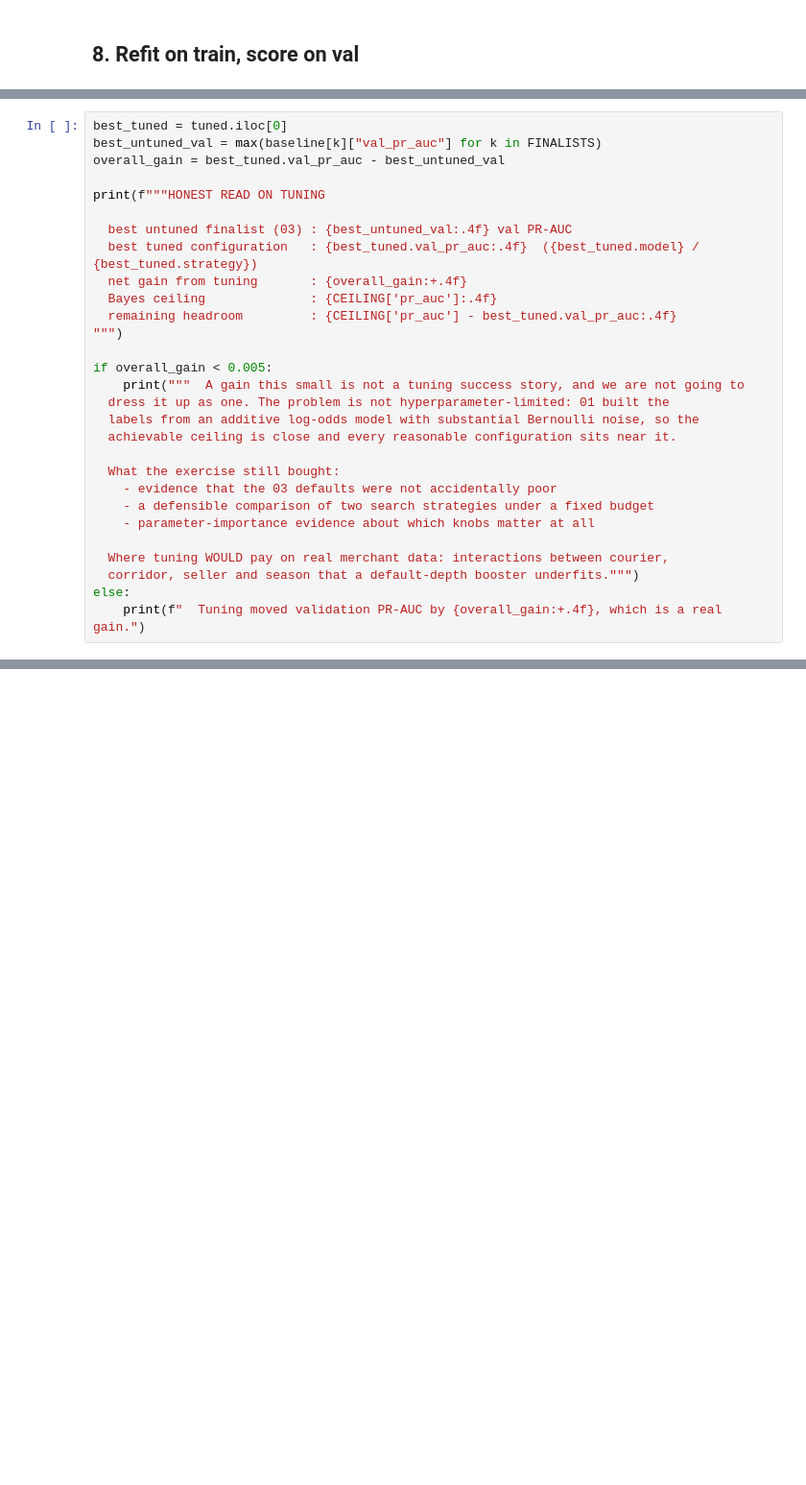
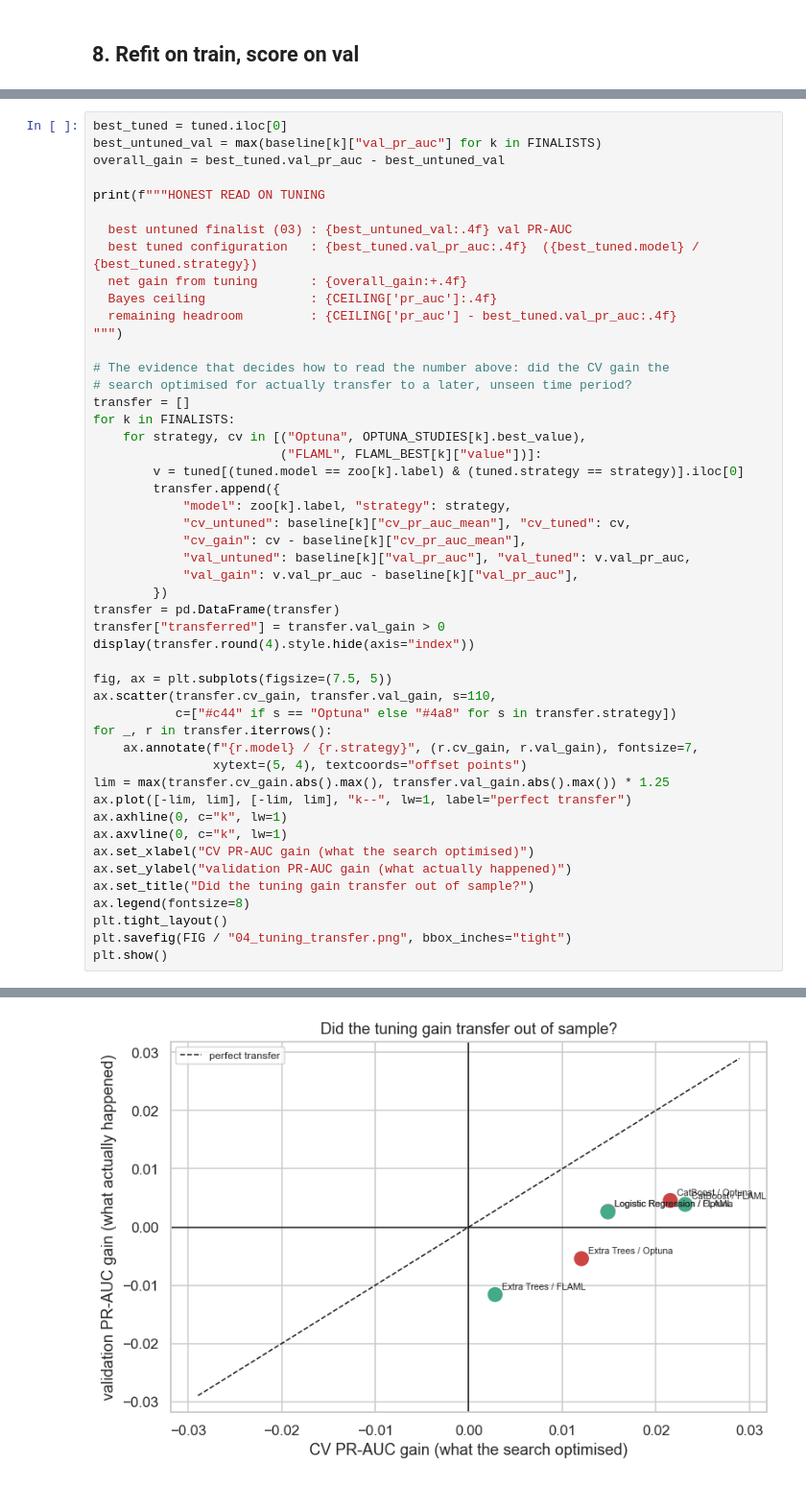
Before and after one commit to lucky07-07/rto-return-risk-scorer, a Jupyter notebook: notebooks/04_hyperparameter_tuning.ipynb, the cells around one changed output, grey strips where cells are left out. Shown at 96% size. Cells and saved outputs as stored; diff of their text form; blank space fills up the shorter version.

```diff
--- a/notebooks/04_hyperparameter_tuning.ipynb
+++ b/notebooks/04_hyperparameter_tuning.ipynb
@@ -466,18 +627,39 @@ print(f"""HONEST READ ON TUNING
   remaining headroom         : {CEILING['pr_auc'] - best_tuned.val_pr_auc:.4f}
 """)
 
-if overall_gain < 0.005:
-    print("""  A gain this small is not a tuning success story, and we are not going to
-  dress it up as one. The problem is not hyperparameter-limited: 01 built the
-  labels from an additive log-odds model with substantial Bernoulli noise, so the
-  achievable ceiling is close and every reasonable configuration sits near it.
+# The evidence that decides how to read the number above: did the CV gain the
+# search optimised for actually transfer to a later, unseen time period?
+transfer = []
+for k in FINALISTS:
+    for strategy, cv in [("Optuna", OPTUNA_STUDIES[k].best_value),
+                         ("FLAML", FLAML_BEST[k]["value"])]:
+        v = tuned[(tuned.model == zoo[k].label) & (tuned.strategy == strategy)].iloc[0]
+        transfer.append({
+            "model": zoo[k].label, "strategy": strategy,
+            "cv_untuned": baseline[k]["cv_pr_auc_mean"], "cv_tuned": cv,
+            "cv_gain": cv - baseline[k]["cv_pr_auc_mean"],
+            "val_untuned": baseline[k]["val_pr_auc"], "val_tuned": v.val_pr_auc,
+            "val_gain": v.val_pr_auc - baseline[k]["val_pr_auc"],
+        })
+transfer = pd.DataFrame(transfer)
+transfer["transferred"] = transfer.val_gain > 0
+display(transfer.round(4).style.hide(axis="index"))
 
-  What the exercise still bought:
-    - evidence that the 03 defaults were not accidentally poor
-    - a defensible comparison of two search strategies under a fixed budget
-    - parameter-importance evidence about which knobs matter at all
-
-  Where tuning WOULD pay on real merchant data: interactions between courier,
-  corridor, seller and season that a default-depth booster underfits.""")
-else:
-    print(f"  Tuning moved validation PR-AUC by {overall_gain:+.4f}, which is a real gain.")
+fig, ax = plt.subplots(figsize=(7.5, 5))
+ax.scatter(transfer.cv_gain, transfer.val_gain, s=110,
+           c=["#c44" if s == "Optuna" else "#4a8" for s in transfer.strategy])
+for _, r in transfer.iterrows():
+    ax.annotate(f"{r.model} / {r.strategy}", (r.cv_gain, r.val_gain), fontsize=7,
+                xytext=(5, 4), textcoords="offset points")
+lim = max(transfer.cv_gain.abs().max(), transfer.val_gain.abs().max()) * 1.25
+ax.plot([-lim, lim], [-lim, lim], "k--", lw=1, label="perfect transfer")
+ax.axhline(0, c="k", lw=1)
+ax.axvline(0, c="k", lw=1)
+ax.set_xlabel("CV PR-AUC gain (what the search optimised)")
+ax.set_ylabel("validation PR-AUC gain (what actually happened)")
+ax.set_title("Did the tuning gain transfer out of sample?")
+ax.legend(fontsize=8)
+plt.tight_layout()
+plt.savefig(FIG / "04_tuning_transfer.png", bbox_inches="tight")
+plt.show()
+# %% [output]
@@ -483,0 +680 @@ else:
+[figure, added]
```
Also changed, not shown: parts of 25 cells of this notebook, 28 other files.
